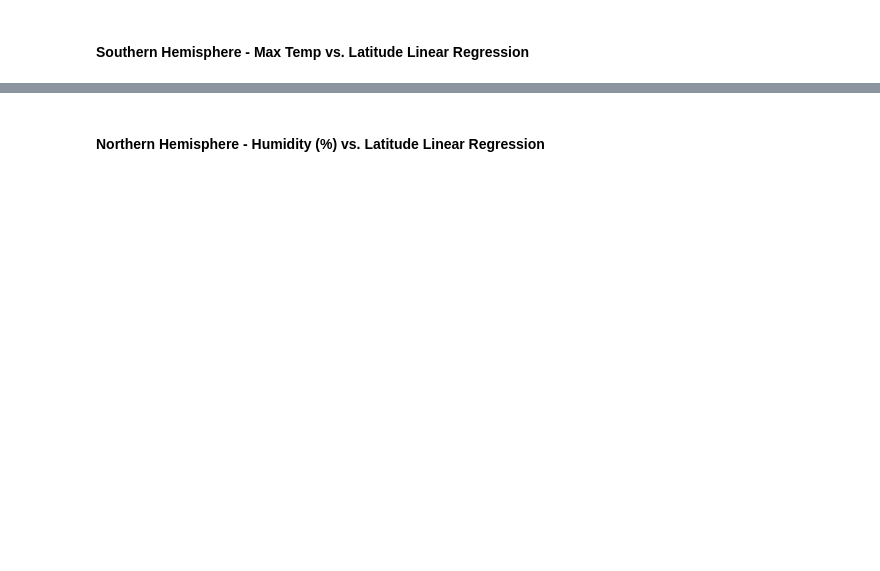
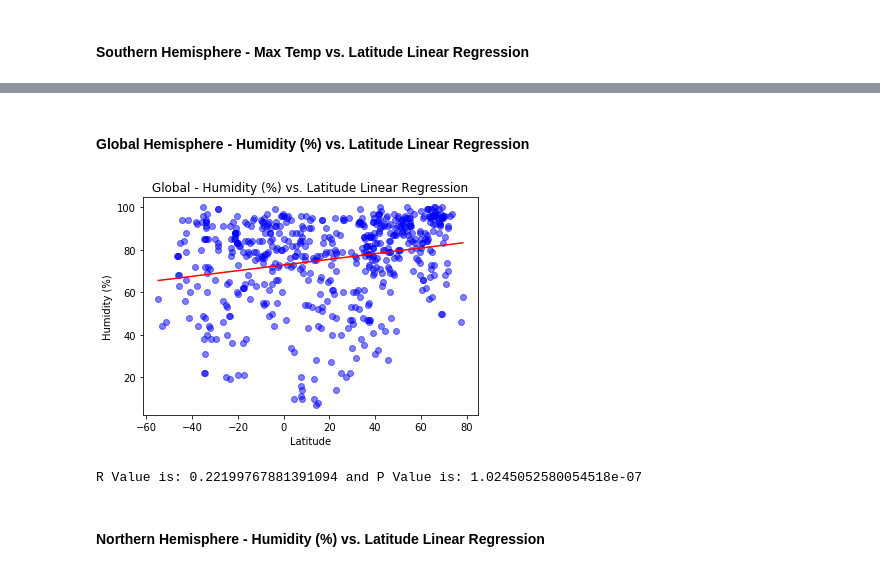
Before and after one commit to Austin-Potts/Python_Api_Challenge, a Jupyter notebook: WeatherPy/WeatherPy.ipynb, the cells around one changed output, grey strips where cells are left out. Saved outputs shown, nothing was run; the diff lists cells and outputs as text; code cells hidden in the pictures; blank space fills up the shorter version.

```diff
--- a/WeatherPy/WeatherPy.ipynb
+++ b/WeatherPy/WeatherPy.ipynb
@@ -347,3 +355,33 @@ R Value is: 0.5199904963833415 and P Value is: 2.27266898620575e-13
+# %% [markdown]
+####  Global Hemisphere - Humidity (%) vs. Latitude Linear Regression
+# %%
+#setting x and y variables to run regression
+x =  weather_df["Lat."]
+y = weather_df["Humidity"]
+gradient, intercept, r_value, p_value, std_err = stats.linregress(x,y)
+
+#creating variables to plot the regression line
+mn=np.min(x)
+mx=np.max(x)
+x1=np.linspace(mn,mx,500)
+y1=gradient*x1+intercept
+
+
+#plotting the scatter plot of data, and the regression line to be drawn on top
+plt.plot(x,y,'ob',alpha =.5)
+plt.plot(x1,y1,'-r')
+
+#plot titles and labels
+plt.xlabel("Latitude")
+plt.ylabel("Humidity (%)")
+plt.title("Global - Humidity (%) vs. Latitude Linear Regression")
+plt.show()
+
+#printing r and p value under the plot(for fun, no real reason)
+print(f"R Value is: {r_value} and P Value is: {p_value}")
+# %% [output]
+[figure, added]
+R Value is: 0.22199767881391094 and P Value is: 1.0245052580054518e-07
 # %% [markdown]
 ####  Northern Hemisphere - Humidity (%) vs. Latitude Linear Regression
 # %%
```
Also changed, not shown: parts of 19 cells of this notebook, 6 other files.
